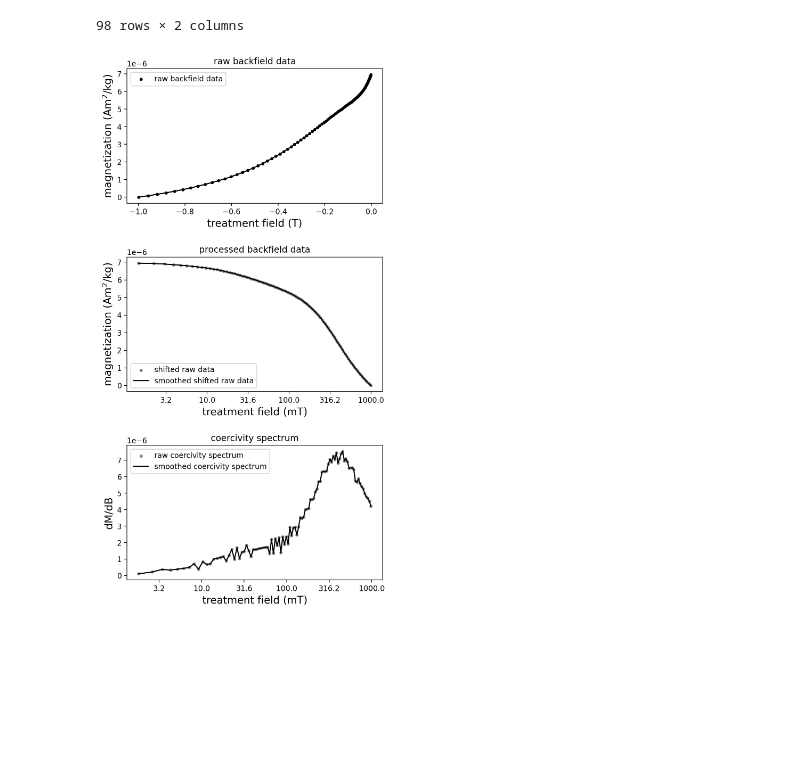
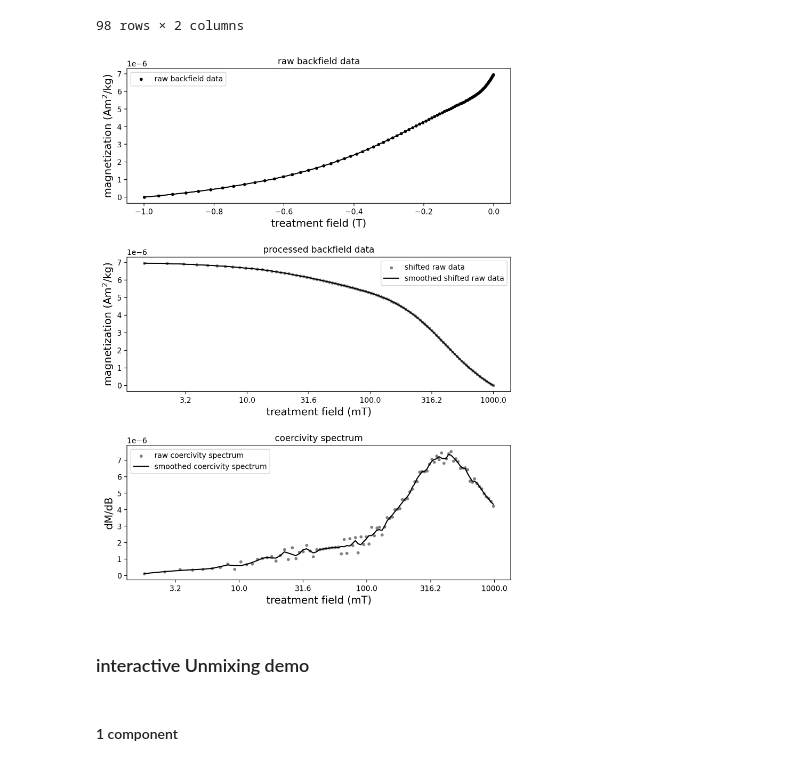
Before and after one commit to PmagPy/RockmagPy-notebooks, a Jupyter notebook: hysteresis_backfield_notebooks/VSM_backfield_unmixing.ipynb, the cells around one changed output. Saved outputs shown, nothing was run; the diff lists cells and outputs as text; code cells hidden in the pictures; blank space fills up the shorter version.

```diff
--- a/hysteresis_backfield_notebooks/VSM_backfield_unmixing.ipynb
+++ b/hysteresis_backfield_notebooks/VSM_backfield_unmixing.ipynb
@@ -223,8 +201,9 @@ MaxUmnix_data
 | 97 | -0.99898 | 0.000000e+00 |
 98 rows × 2 columns
 # %%
-MaxUmnix_experiment = rmag.backfield_data_processing(MaxUmnix_data, field='B', magnetization='M', smooth_frac=smooth_frac)
+MaxUmnix_experiment = rmag.backfield_data_processing(MaxUmnix_data, field='B', magnetization='M', smooth_frac=0.05)
+# MaxUmnix_experiment['smoothed_magn_mass_shift'] = MaxUmnix_experiment['smoothed_magn_mass_shift']/MaxUmnix_experiment['smoothed_magn_mass_shift'].max()
 # %%
-fig, (ax1, ax2, ax3) = rmag.plot_backfield_data(MaxUmnix_experiment, field='B', magnetization='M', figsize=(6, 12))
+fig, (ax1, ax2, ax3) = rmag.plot_backfield_data(MaxUmnix_experiment, field='B', magnetization='M', figsize=(9, 12))
 # %% [output]
-[figure, old version]
+[figure, new version]
@@ -348,2 +210,6 @@ def interactive_backfield_fit(field, magnetization, n_components, figsize=(10, 6
+# %% [markdown]
+### interactive Unmixing demo
+# %% [markdown]
+#### 1 component
 # %%
 %matplotlib widget
```
Also changed, not shown: parts of 15 cells of this notebook.
